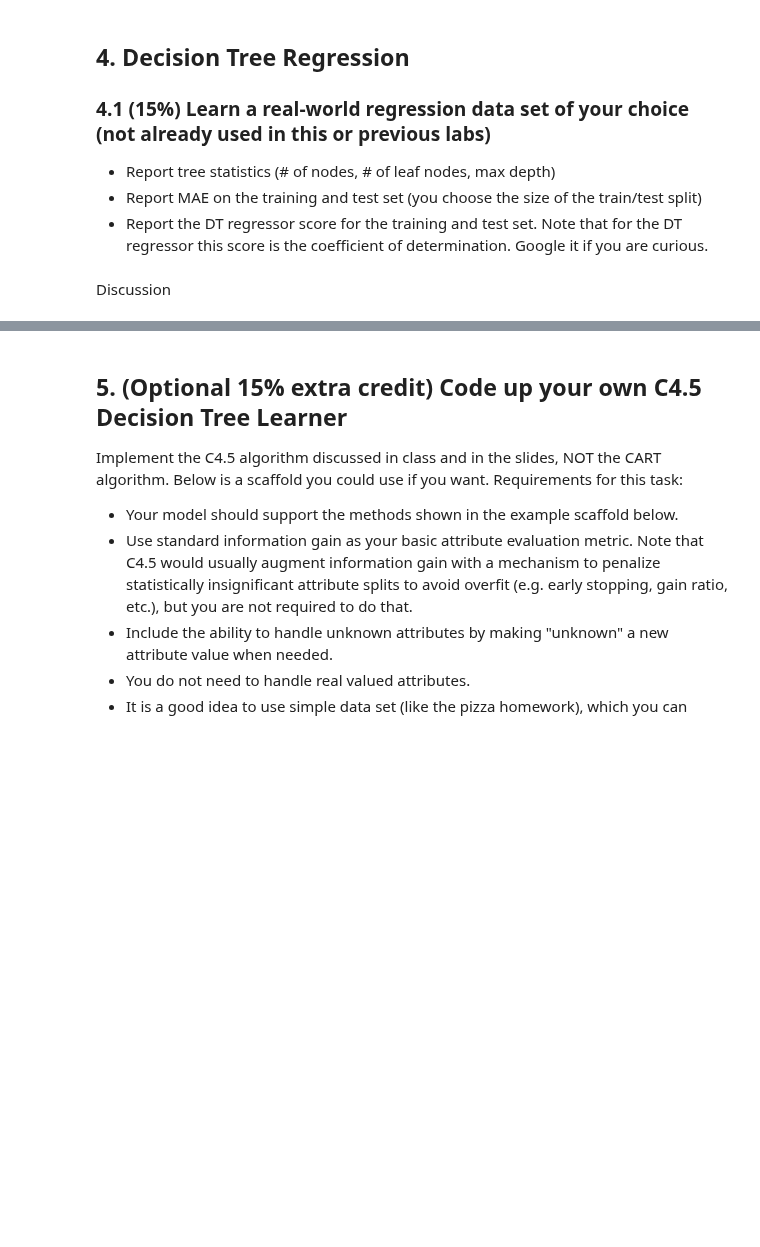
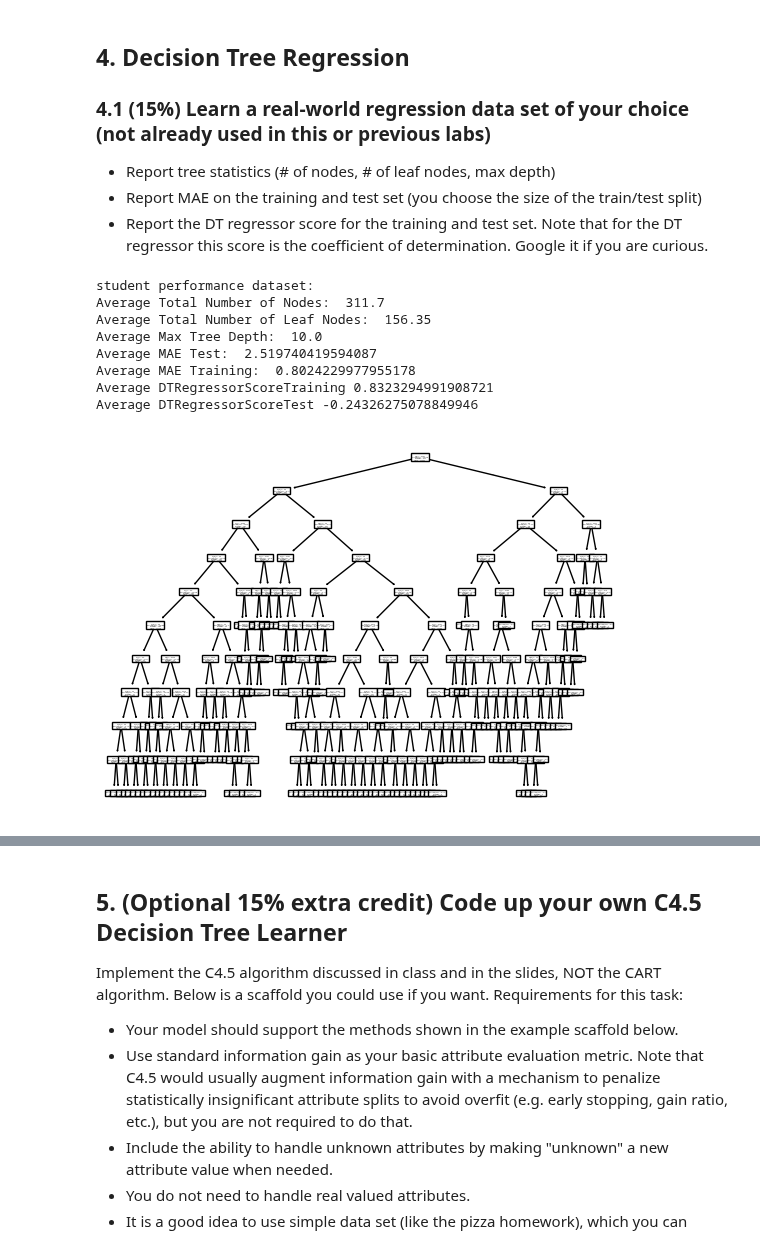
Before and after one commit to tchild1/CS-270-Intro-to-Machine-Learning, a Jupyter notebook: decisionTree/Decision Tree Lab.ipynb, the cells around one changed output, grey strips where cells are left out. Drawn from its saved outputs; the diff is of its cells as text; code cells hidden in the pictures; blank space fills up the shorter version.

```diff
--- a/decisionTree/Decision Tree Lab.ipynb
+++ b/decisionTree/Decision Tree Lab.ipynb
@@ -1023,2 +1019,61 @@ from sklearn.metrics import mean_absolute_error
-# %% [markdown]
-Discussion
+# %%
+#Learn regression data set
+from sklearn.tree import DecisionTreeRegressor
+from sklearn.metrics import mean_absolute_error
+from ucimlrepo import fetch_ucirepo
+from sklearn import tree
+from sklearn.preprocessing import MinMaxScaler
+import numpy as np
+
+# fetch dataset
+student_performance = fetch_ucirepo(id=320)
+
+# data (as pandas dataframes)
+X = student_performance.data.features
+y = student_performance.data.targets["G3"]
+
+X = pd.get_dummies(X)
+X = pd.DataFrame(MinMaxScaler().fit_transform(X), columns=X.columns)
+
+totalNumberOfNodes = []
+totalNumberOfLeafNodes = []
+maxTreeDepth = []
+MAEtest = []
+MAEtrain = []
+DTRegressorScoreTraining = []
+DTRegressorScoreTest = []
+
+for i in range(20):
+    X_train, X_test, y_train, y_test = train_test_split(X, y, test_size=0.2, train_size=0.8)
+
+    clf = DecisionTreeRegressor(max_depth=10)
+    clf.fit(X_train, y_train)
+
+    totalNumberOfNodes.append(clf.tree_.node_count)
+    totalNumberOfLeafNodes.append(np.sum((clf.tree_.children_left == -1) & (clf.tree_.children_right == -1)))
+    maxTreeDepth.append(clf.tree_.max_depth)
+    MAEtest.append(mean_absolute_error(clf.predict(X_test), y_test))
+    MAEtrain.append(mean_absolute_error(clf.predict(X_train), y_train))
+    DTRegressorScoreTraining.append(clf.score(X_train, y_train))
+    DTRegressorScoreTest.append(clf.score(X_test, y_test))
+
+tree.plot_tree(clf)
+
+print('student performance dataset: ')
+print('Average Total Number of Nodes: ', sum(totalNumberOfNodes)/len(totalNumberOfNodes))
+print('Average Total Number of Leaf Nodes: ', sum(totalNumberOfLeafNodes)/len(totalNumberOfLeafNodes))
+print('Average Max Tree Depth: ', sum(maxTreeDepth)/len(maxTreeDepth))
+print('Average MAE Test: ', sum(MAEtest)/len(MAEtest))
+print('Average MAE Training: ', sum(MAEtrain)/len(MAEtrain))
+print('Average DTRegressorScoreTraining', sum(DTRegressorScoreTraining)/len(DTRegressorScoreTraining))
+print('Average DTRegressorScoreTest', sum(DTRegressorScoreTest)/len(DTRegressorScoreTest))
+# %% [output]
+student performance dataset:
+Average Total Number of Nodes:  311.7
+Average Total Number of Leaf Nodes:  156.35
+Average Max Tree Depth:  10.0
+Average MAE Test:  2.519740419594087
+Average MAE Training:  0.8024229977955178
+Average DTRegressorScoreTraining 0.8323294991908721
+Average DTRegressorScoreTest -0.24326275078849946
+[figure, added]
```
Also changed, not shown: parts of 2 cells of this notebook.
